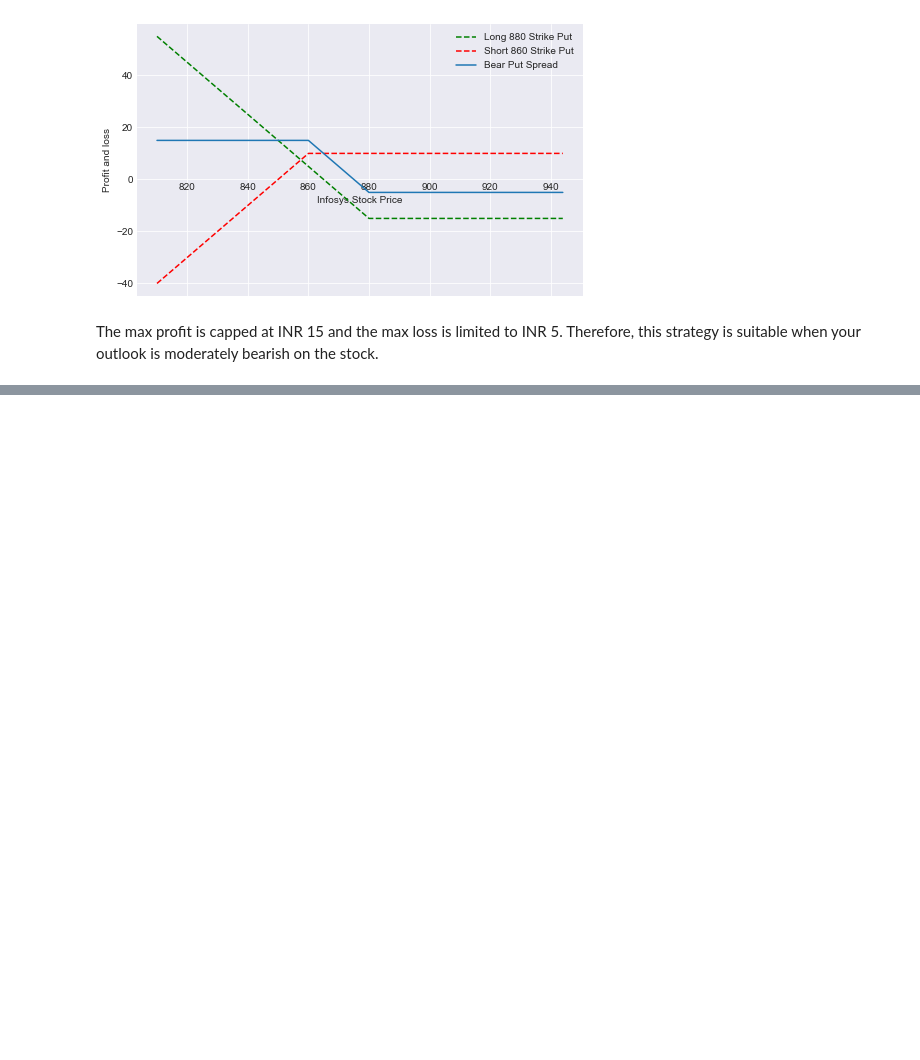
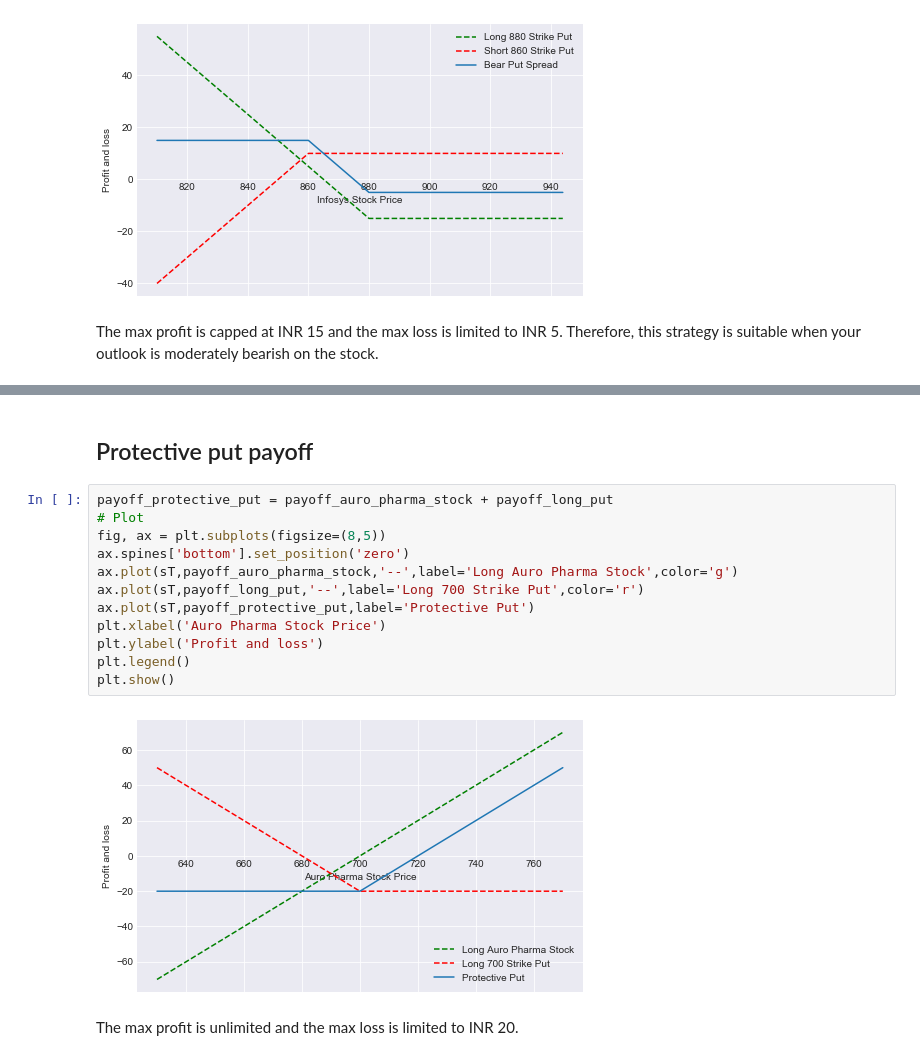
Before and after one commit to alexgamboa1/Stock-Options-Python, a Jupyter notebook: Stock-Options-Analysis.ipynb, the cells around one changed output, grey strips where cells are left out. Saved outputs shown, nothing was run; the diff lists cells and outputs as text; blank space fills up the shorter version.

```diff
--- a/Stock-Options-Analysis.ipynb
+++ b/Stock-Options-Analysis.ipynb
@@ -373,0 +423,18 @@ The max profit is capped at INR 15 and the max loss is limited to INR 5. Therefo
+# %% [markdown]
+## Protective put payoff
+# %%
+payoff_protective_put = payoff_auro_pharma_stock + payoff_long_put
+# Plot
+fig, ax = plt.subplots(figsize=(8,5))
+ax.spines['bottom'].set_position('zero')
+ax.plot(sT,payoff_auro_pharma_stock,'--',label='Long Auro Pharma Stock',color='g')
+ax.plot(sT,payoff_long_put,'--',label='Long 700 Strike Put',color='r')
+ax.plot(sT,payoff_protective_put,label='Protective Put')
+plt.xlabel('Auro Pharma Stock Price')
+plt.ylabel('Profit and loss')
+plt.legend()
+plt.show()
+# %% [output]
+[figure, added]
+# %% [markdown]
+The max profit is unlimited and the max loss is limited to INR 20.
```
Also changed, not shown: parts of 8 cells of this notebook.
